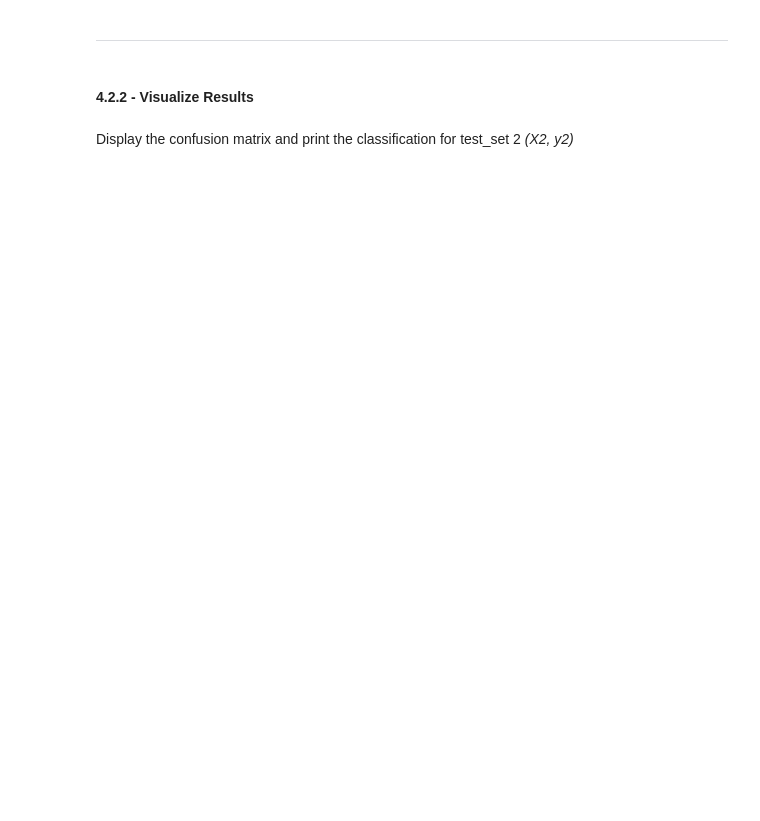
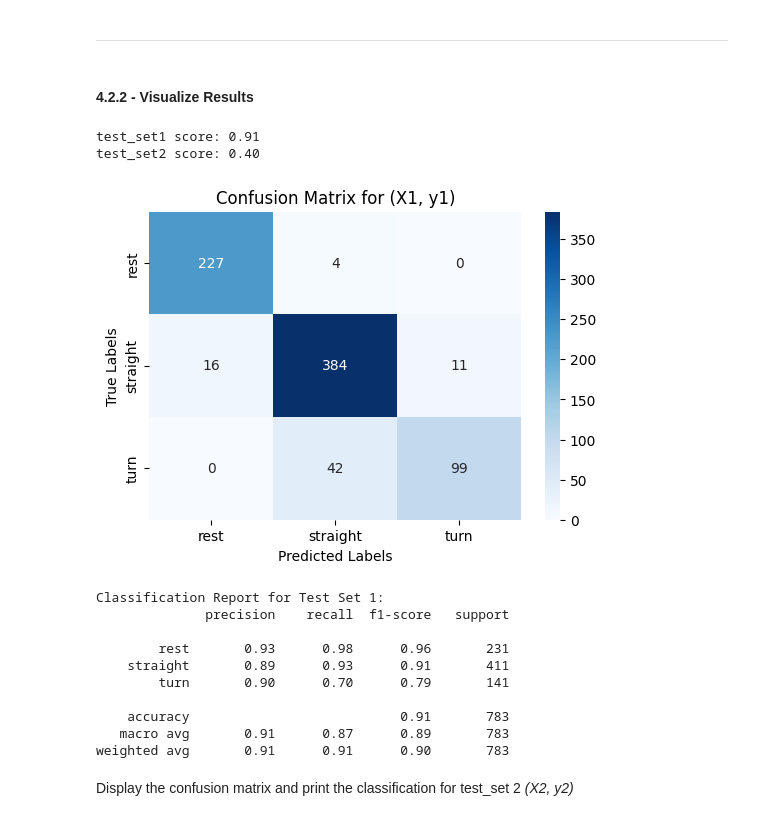
Before and after one commit to hanifbhuian/ENGG680_Fall24_Assignment4, a Jupyter notebook: Assignment 4.ipynb, the cells around one changed output. Saved outputs shown, nothing was run; the diff lists cells and outputs as text; code cells hidden in the pictures; blank space fills up the shorter version.

```diff
--- a/Assignment 4.ipynb
+++ b/Assignment 4.ipynb
@@ -1109,7 +1165,7 @@ ___
 #### 4.2.1 - Extract group selected features and targets from test datasets
 # %%
 # TODO - Load the target vector from test_set1 into y1, and all features from test_set1 into X1
-# y1 =
-# X1 =
+y1 = test_set1['motion_state']
+X1 = test_set1.drop(columns=['motion_state'])
 X1.head(2)
 # %% [output]
@@ -1131,5 +1189,8 @@ ___
 #### 4.2.2 - Visualize Results
 # %%
 # TODO - Print test score accuracies for test_set1 and test_set2
-#print("test_set1 score: {:.2f}".format(???))
-#print("test_set2 score: {:.2f}".format(???))
+print("test_set1 score: {:.2f}".format(grid.score(X1, y1)))
+print("test_set2 score: {:.2f}".format(grid.score(X2, y2)))
+# %% [output]
+test_set1 score: 0.91
+test_set2 score: 0.40
@@ -1138,2 +1197,32 @@ ___
+# %%
+# TODO - Display confusion matrix and print classification report for (X1, y1)
+
+# Predict labels for test_set1
+y1_pred = grid.predict(X1)
+
+# Compute and display confusion matrix
+conf_matrix1 = confusion_matrix(y1, y1_pred)
+plt.figure(figsize=(6, 4))
+sns.heatmap(conf_matrix1, annot=True, fmt='d', cmap='Blues', xticklabels=grid.classes_, yticklabels=grid.classes_)
+plt.title("Confusion Matrix for (X1, y1)")
+plt.xlabel("Predicted Labels")
+plt.ylabel("True Labels")
+plt.show()
+
+# Print classification report
+print("Classification Report for Test Set 1:")
+print(classification_report(y1, y1_pred))
+# %% [output]
+[figure, added]
+Classification Report for Test Set 1:
+              precision    recall  f1-score   support
+
+        rest       0.93      0.98      0.96       231
+    straight       0.89      0.93      0.91       411
+        turn       0.90      0.70      0.79       141
+
+    accuracy                           0.91       783
+   macro avg       0.91      0.87      0.89       783
+weighted avg       0.91      0.91      0.90       783
 # %% [markdown]
 Display the confusion matrix and print the classification for test_set 2 *(X2, y2)*
```
Also changed, not shown: parts of 40 cells of this notebook.
